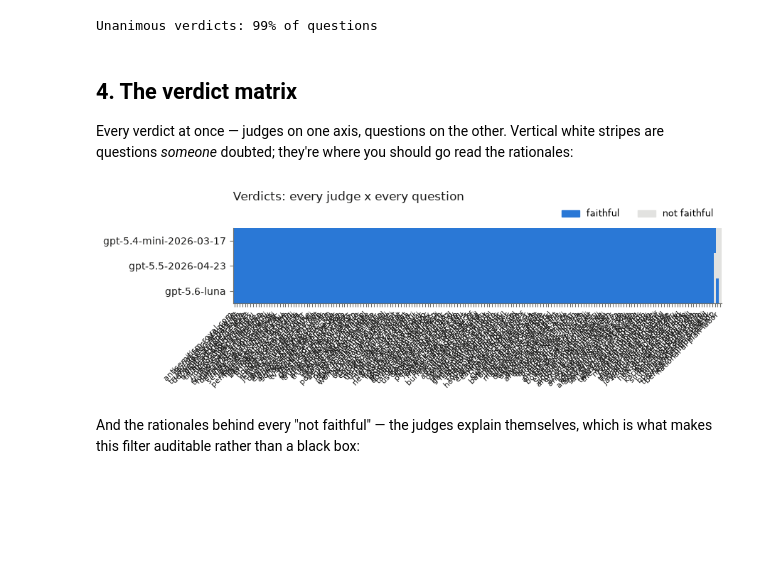
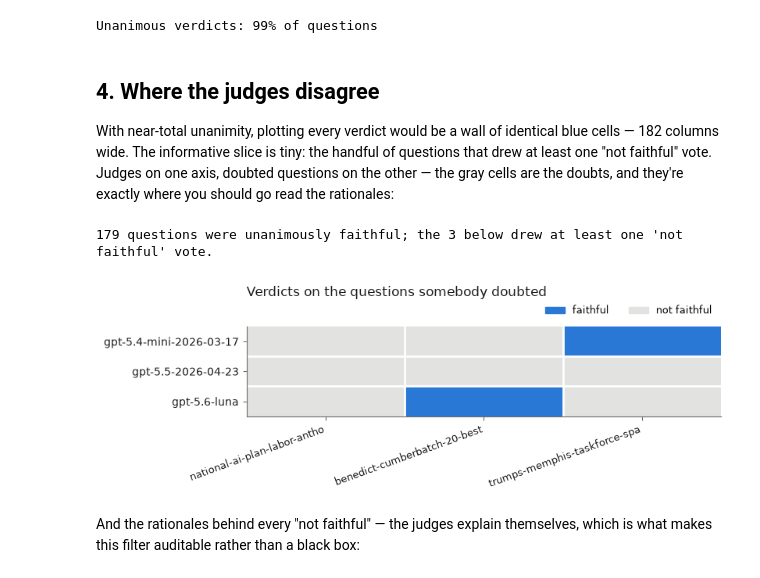
Before and after one commit to mr-devs/tutorial-auditing-the-info-environment, a Jupyter notebook: notebooks/analysis/03_judgment_analysis.ipynb, the cells around one changed output. Saved outputs shown, nothing was run; the diff lists cells and outputs as text; code cells hidden in the pictures; blank space fills up the shorter version.

```diff
--- a/notebooks/analysis/03_judgment_analysis.ipynb
+++ b/notebooks/analysis/03_judgment_analysis.ipynb
@@ -103,35 +103,52 @@ print(f"Unanimous verdicts: {unanimous:.0%} of questions")
 [figure]
 Unanimous verdicts: 99% of questions
 # %% [markdown]
-## 4. The verdict matrix
+## 4. Where the judges disagree
 
-Every verdict at once — judges on one axis, questions on the other. Vertical
-white stripes are questions *someone* doubted; they're where you should go
-read the rationales:
+With near-total unanimity, plotting every verdict would be a wall of
+identical blue cells — 182 columns wide. The informative slice is tiny:
+the handful of questions that drew at least one "not faithful" vote.
+Judges on one axis, doubted questions on the other — the gray cells are
+the doubts, and they're exactly where you should go read the rationales:
 # %%
 from matplotlib.colors import ListedColormap
 from matplotlib.patches import Patch
 
-matrix = df.pivot_table(index="judge_model", columns="question_id",
-                        values="faithful").astype(int)
-matrix = matrix[matrix.sum().sort_values(ascending=False).index]  # passers first
+doubted_ids = df.loc[~df["faithful"], "question_id"].unique()
+doubted = df[df["question_id"].isin(doubted_ids)]
+matrix = doubted.pivot_table(index="judge_model", columns="question_id",
+                             values="faithful").astype(int)
+matrix = matrix[matrix.sum().sort_values().index]  # most-doubted first
 
-fig, ax = plt.subplots(figsize=(9, 1.6 + 0.5 * len(matrix)))
+n_unanimous = df["question_id"].nunique() - len(doubted_ids)
+print(f"{n_unanimous} questions were unanimously faithful; the "
+      f"{len(doubted_ids)} below drew at least one 'not faithful' vote.")
+
+fig, ax = plt.subplots(figsize=(2.5 + 1.9 * len(matrix.columns),
+                                1.4 + 0.5 * len(matrix.index)))
 ax.imshow(matrix.values, cmap=ListedColormap([NEUTRAL, BLUE]),
           aspect="auto", vmin=0, vmax=1)
 ax.set_yticks(range(len(matrix.index)), matrix.index)
 ax.set_xticks(range(len(matrix.columns)),
-              [c.split("/")[-1][:22] for c in matrix.columns],
-              rotation=45, ha="right", fontsize=8)
-ax.set_title("Verdicts: every judge x every question", loc="left", color=INK, pad=28)
+              [qid.split("/")[-1].removesuffix("__q0")[:28]
+               for qid in matrix.columns],
+              rotation=20, ha="right", fontsize=9)
+ax.set_xticks([x - 0.5 for x in range(1, len(matrix.columns))], minor=True)
+ax.set_yticks([y - 0.5 for y in range(1, len(matrix.index))], minor=True)
+ax.grid(which="minor", color="white", linewidth=2)
+ax.tick_params(which="minor", length=0)
+ax.set_title("Verdicts on the questions somebody doubted",
+             loc="left", color=INK, pad=28)
 ax.legend(handles=[Patch(color=BLUE, label="faithful"),
                    Patch(color=NEUTRAL, label="not faithful")],
-          loc="lower right", bbox_to_anchor=(1.0, 1.02), frameon=False, ncols=2, fontsize=9)
+          loc="lower right", bbox_to_anchor=(1.0, 1.02),
+          frameon=False, ncols=2, fontsize=9)
 clean_axes(ax)
 plt.tight_layout()
 plt.show()
 # %% [output]
+179 questions were unanimously faithful; the 3 below drew at least one 'not faithful' vote.
-[figure, old version]
+[figure, new version]
 # %% [markdown]
 And the rationales behind every "not faithful" — the judges explain
 themselves, which is what makes this filter auditable rather than a black
```
Also changed, not shown: 4 other files.
